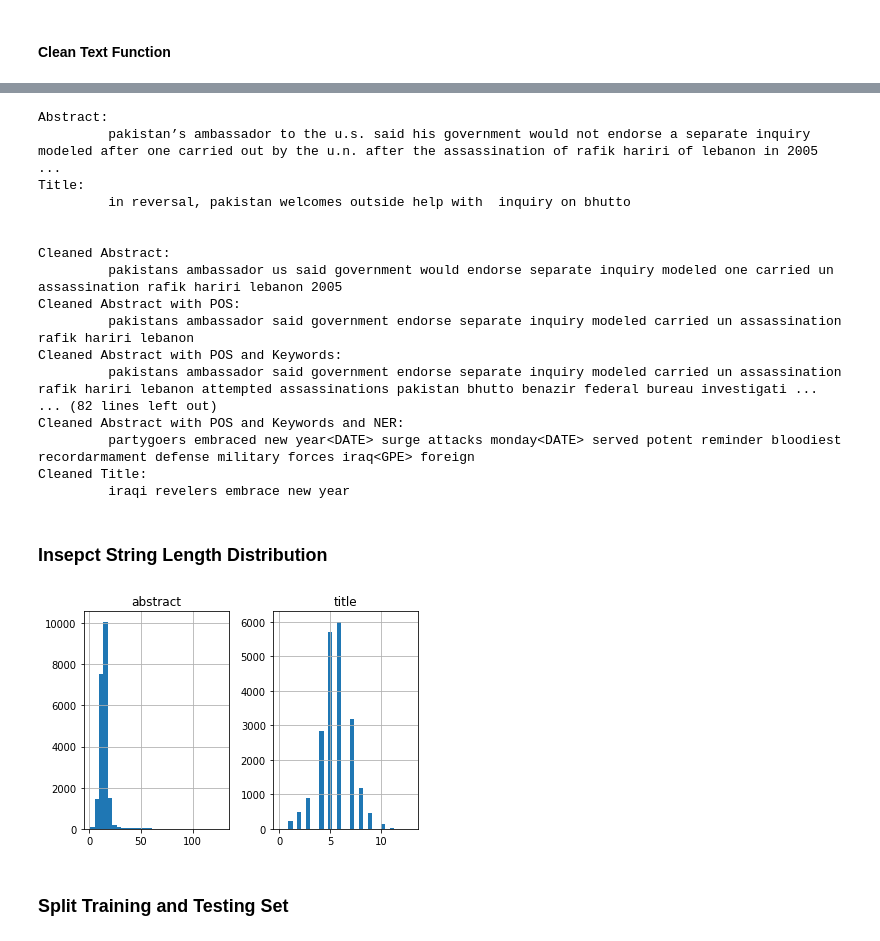
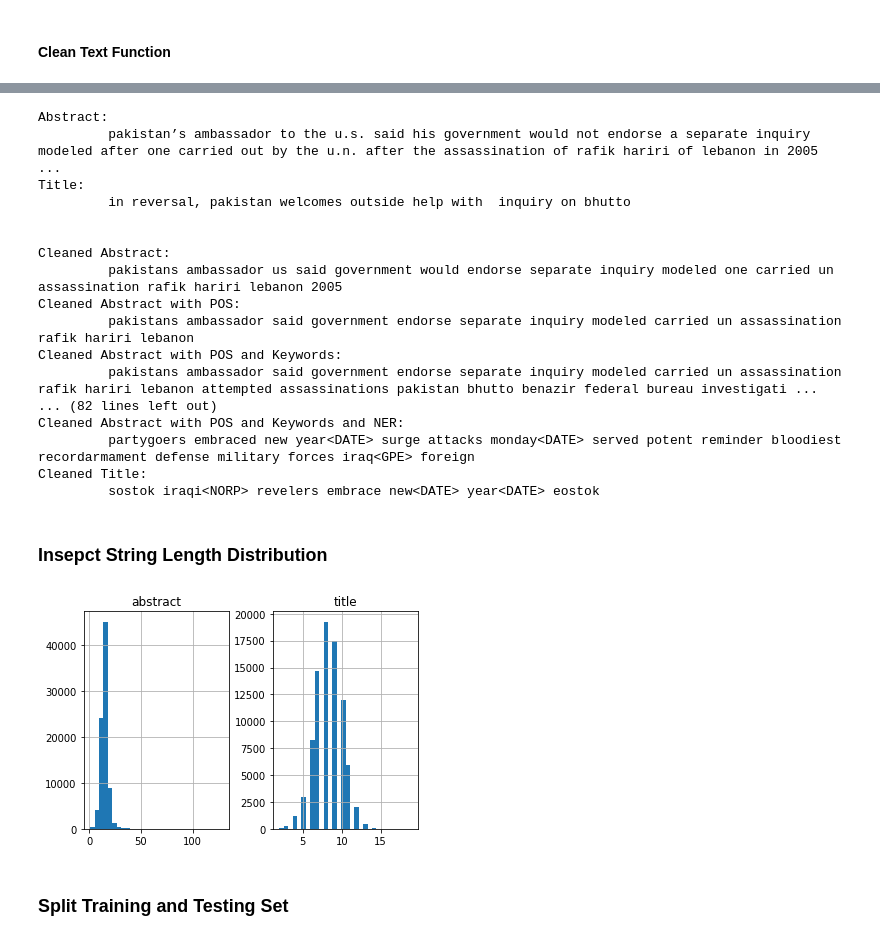
Before and after one commit to sirutBuasai/nyt-news-summarization, a Jupyter notebook: nyt_lstm.ipynb, the cells around one changed output, grey strips where cells are left out. Drawn from its saved outputs; the diff is of its cells as text; code cells hidden in the pictures.

Commit message:
added cleaned data csv and quick fixes

```diff
--- a/nyt_lstm.ipynb
+++ b/nyt_lstm.ipynb
@@ -199,7 +192,8 @@ def preprocess_data(df):
     # important columns are cleaned_title, cleaned_abstract, cleaned_abstract_pos_ner, cleaned_abstract_pos_keywords_ner
     return df
 
-cleaned_data = preprocess_data(raw_data)
+# cleaned_data = preprocess_data(raw_data)
+cleaned_data = pd.read_csv("cleaned_data.csv")
 print(f'dataframe shape: {cleaned_data.shape}')
 cleaned_data
 # %% [output]
@@ -247,26 +241,32 @@ Cleaned Abstract with POS and Keywords:
 Cleaned Abstract with POS and Keywords and NER:
          partygoers embraced new year<DATE> surge attacks monday<DATE> served potent reminder bloodiest recordarmament defense military forces iraq<GPE> foreign
 Cleaned Title:
-         iraqi revelers embrace new year
+         sostok iraqi<NORP> revelers embrace new<DATE> year<DATE> eostok
 # %% [markdown]
 ### Insepct String Length Distribution
 # %%
 abstract_word_count = []
 title_word_count = []
+
+
+# Convert cleaned_abstract to all strings
+cleaned_data['cleaned_abstract'] = cleaned_data['cleaned_abstract'].astype(str)
+cleaned_data['cleaned_abstract_pos'] = cleaned_data['cleaned_abstract_pos'].astype(str)
+
 
 # populate the lists with sentence lengths
 for i in cleaned_data['cleaned_abstract']:
   abstract_word_count.append(len(i.split()))
 
 for i in cleaned_data['cleaned_title']:
   title_word_count.append(len(i.split()))
 
 length_df = pd.DataFrame({'abstract':abstract_word_count, 'title':title_word_count})
 
 length_df.hist(bins = 30)
 plt.show()
 # %% [output]
-[figure, old version]
+[figure, new version]
 # %% [markdown]
 ### Split Training and Testing Set
 # %%
```
Also changed, not shown: parts of 11 cells of this notebook, 1 other file.
